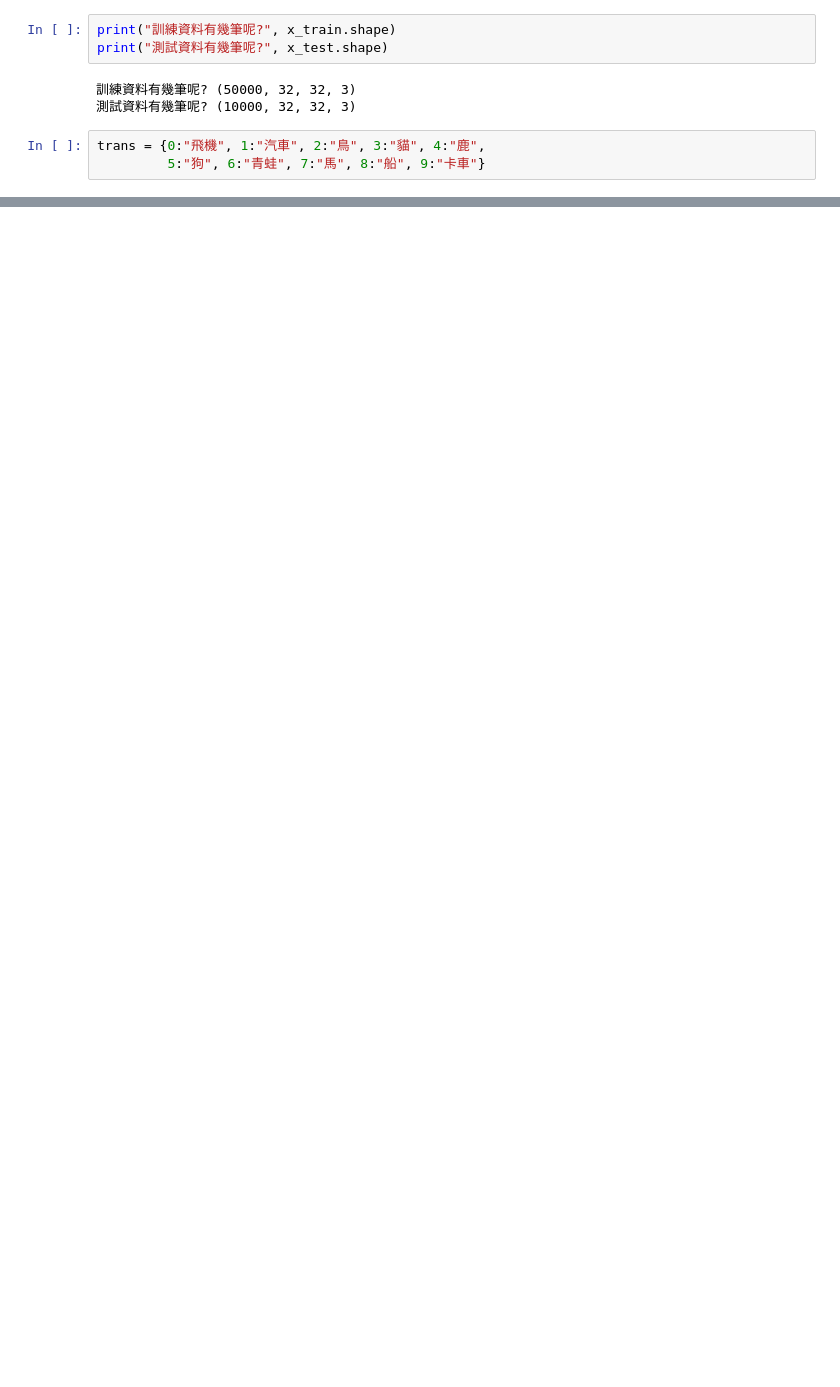
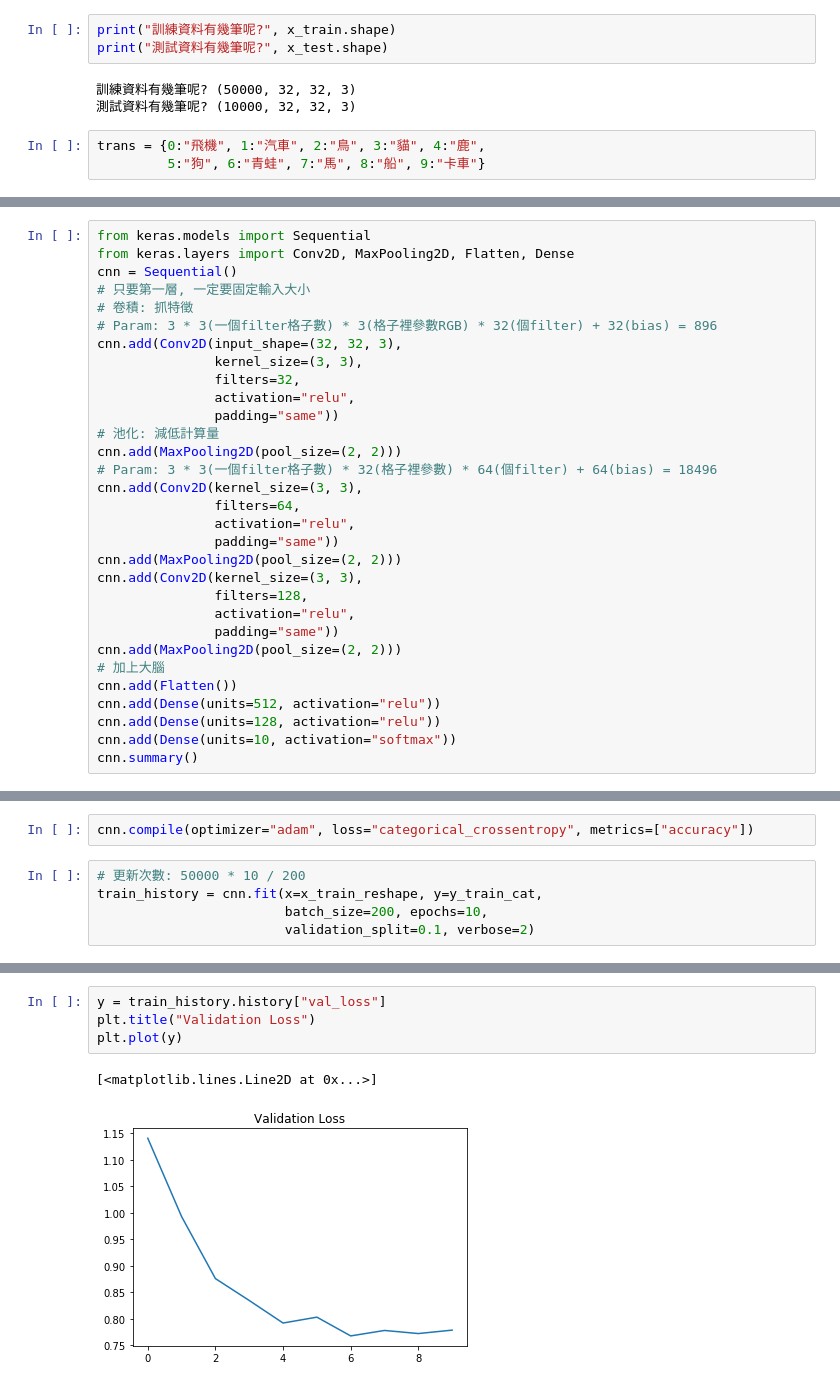
Before and after one commit to Elwing-Chou/mlclass2, a Jupyter notebook: CNNDemo.ipynb, the cells around one changed output, grey strips where cells are left out. Saved outputs shown, nothing was run; the diff lists cells and outputs as text; blank space fills up the shorter version.

```diff
--- a/CNNDemo.ipynb
+++ b/CNNDemo.ipynb
@@ -25,0 +41,31 @@ plt.imshow(x_train[c])
+# %%
+from keras.models import Sequential
+from keras.layers import Conv2D, MaxPooling2D, Flatten, Dense
+cnn = Sequential()
+# 只要第一層, 一定要固定輸入大小
+# 卷積: 抓特徵
+# Param: 3 * 3(一個filter格子數) * 3(格子裡參數RGB) * 32(個filter) + 32(bias) = 896
+cnn.add(Conv2D(input_shape=(32, 32, 3),
+               kernel_size=(3, 3),
+               filters=32,
+               activation="relu",
+               padding="same"))
+# 池化: 減低計算量
+cnn.add(MaxPooling2D(pool_size=(2, 2)))
+# Param: 3 * 3(一個filter格子數) * 32(格子裡參數) * 64(個filter) + 64(bias) = 18496
+cnn.add(Conv2D(kernel_size=(3, 3),
+               filters=64,
+               activation="relu",
+               padding="same"))
+cnn.add(MaxPooling2D(pool_size=(2, 2)))
+cnn.add(Conv2D(kernel_size=(3, 3),
+               filters=128,
+               activation="relu",
+               padding="same"))
+cnn.add(MaxPooling2D(pool_size=(2, 2)))
+# 加上大腦
+cnn.add(Flatten())
+cnn.add(Dense(units=512, activation="relu"))
+cnn.add(Dense(units=128, activation="relu"))
+cnn.add(Dense(units=10, activation="softmax"))
+cnn.summary()
@@ -25,0 +90,7 @@ plt.imshow(x_train[c])
+# %%
+cnn.compile(optimizer="adam", loss="categorical_crossentropy", metrics=["accuracy"])
+# %%
+# 更新次數: 50000 * 10 / 200
+train_history = cnn.fit(x=x_train_reshape, y=y_train_cat,
+                        batch_size=200, epochs=10,
+                        validation_split=0.1, verbose=2)
@@ -25,0 +115,7 @@ plt.imshow(x_train[c])
+# %%
+y = train_history.history["val_loss"]
+plt.title("Validation Loss")
+plt.plot(y)
+# %% [output]
+[<matplotlib.lines.Line2D at 0x...>]
+[figure, added]
```
Also changed, not shown: parts of 10 cells of this notebook.
